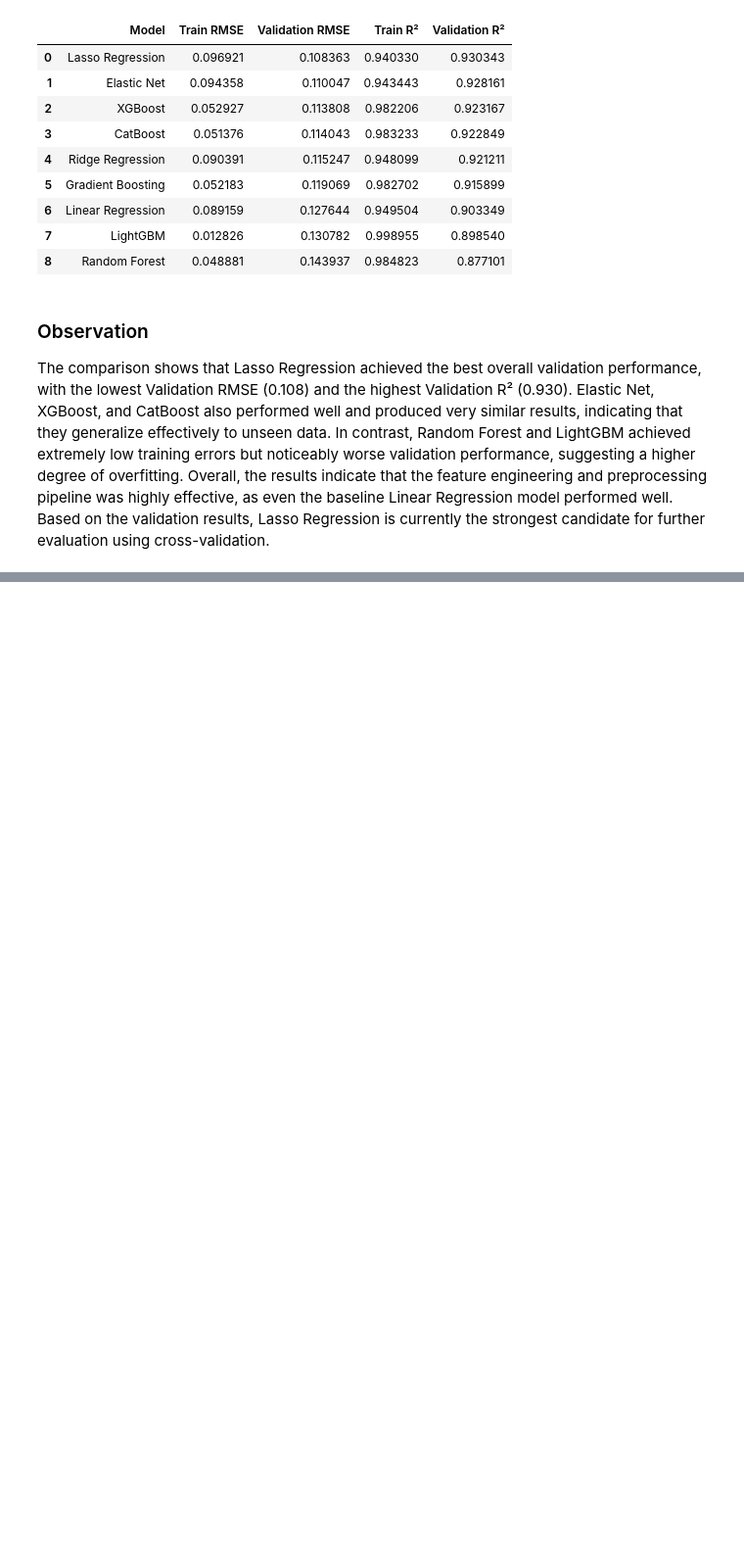
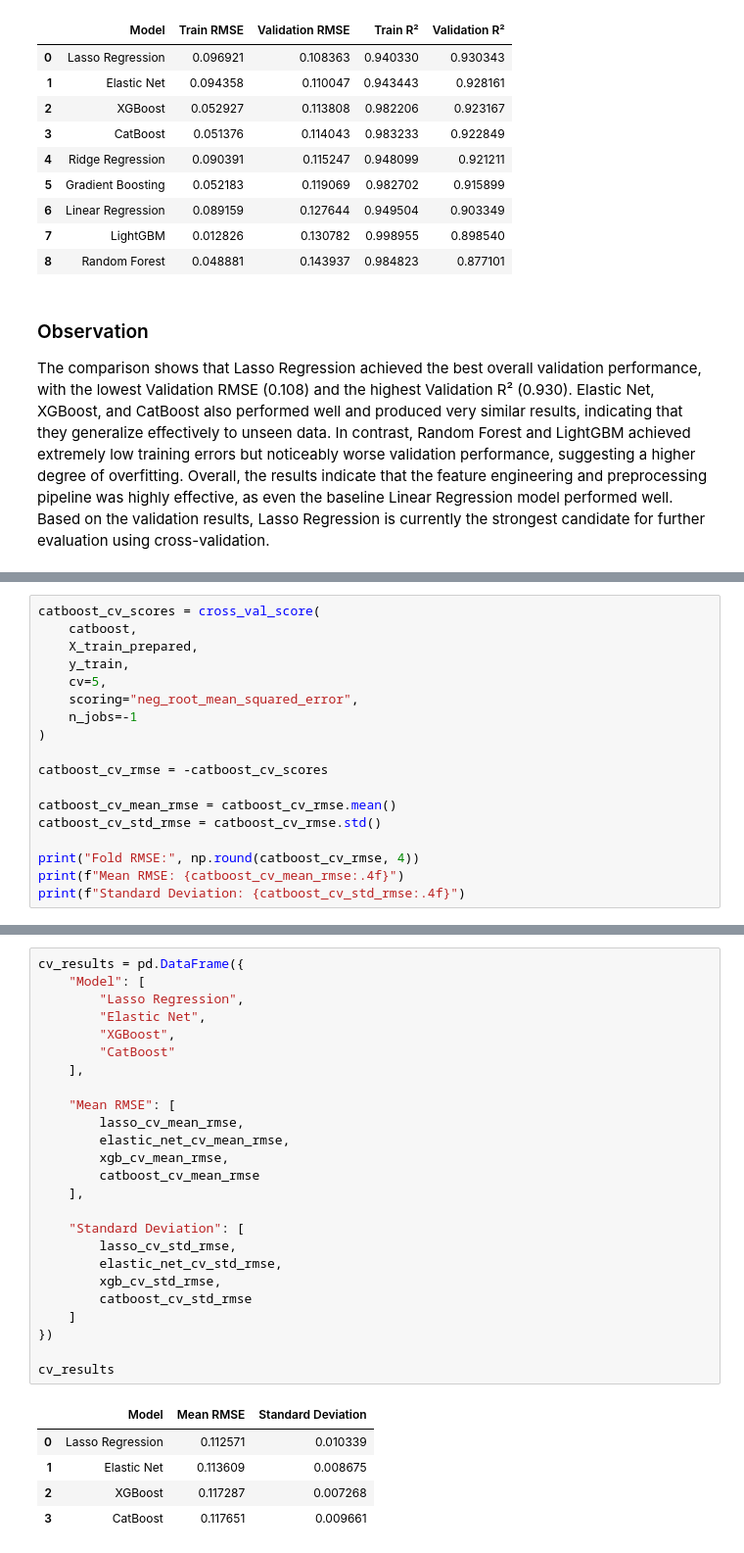
Before and after one commit to mustafa-al-soufi/house-price-prediction, a Jupyter notebook: notebooks/exploration.ipynb, the cells around one changed output, grey strips where cells are left out. Shown at 98% size. Saved outputs shown, nothing was run; the diff lists cells and outputs as text; blank space fills up the shorter version.

Commit message:
Evaluate models with cross validation

```diff
--- a/notebooks/exploration.ipynb
+++ b/notebooks/exploration.ipynb
@@ -1104,0 +1181,18 @@ The comparison shows that Lasso Regression achieved the best overall validation
+# %%
+catboost_cv_scores = cross_val_score(
+    catboost,
+    X_train_prepared,
+    y_train,
+    cv=5,
+    scoring="neg_root_mean_squared_error",
+    n_jobs=-1
+)
+
+catboost_cv_rmse = -catboost_cv_scores
+
+catboost_cv_mean_rmse = catboost_cv_rmse.mean()
+catboost_cv_std_rmse = catboost_cv_rmse.std()
+
+print("Fold RMSE:", np.round(catboost_cv_rmse, 4))
+print(f"Mean RMSE: {catboost_cv_mean_rmse:.4f}")
+print(f"Standard Deviation: {catboost_cv_std_rmse:.4f}")
@@ -1104,0 +1208,31 @@ The comparison shows that Lasso Regression achieved the best overall validation
+# %%
+cv_results = pd.DataFrame({
+    "Model": [
+        "Lasso Regression",
+        "Elastic Net",
+        "XGBoost",
+        "CatBoost"
+    ],
+
+    "Mean RMSE": [
+        lasso_cv_mean_rmse,
+        elastic_net_cv_mean_rmse,
+        xgb_cv_mean_rmse,
+        catboost_cv_mean_rmse
+    ],
+
+    "Standard Deviation": [
+        lasso_cv_std_rmse,
+        elastic_net_cv_std_rmse,
+        xgb_cv_std_rmse,
+        catboost_cv_std_rmse
+    ]
+})
+
+cv_results
+# %% [output]
+|  | Model | Mean RMSE | Standard Deviation |
+| 0 | Lasso Regression | 0.112571 | 0.010339 |
+| 1 | Elastic Net | 0.113609 | 0.008675 |
+| 2 | XGBoost | 0.117287 | 0.007268 |
+| 3 | CatBoost | 0.117651 | 0.009661 |
```
Also changed, not shown: parts of 20 cells of this notebook, 4 other files.
